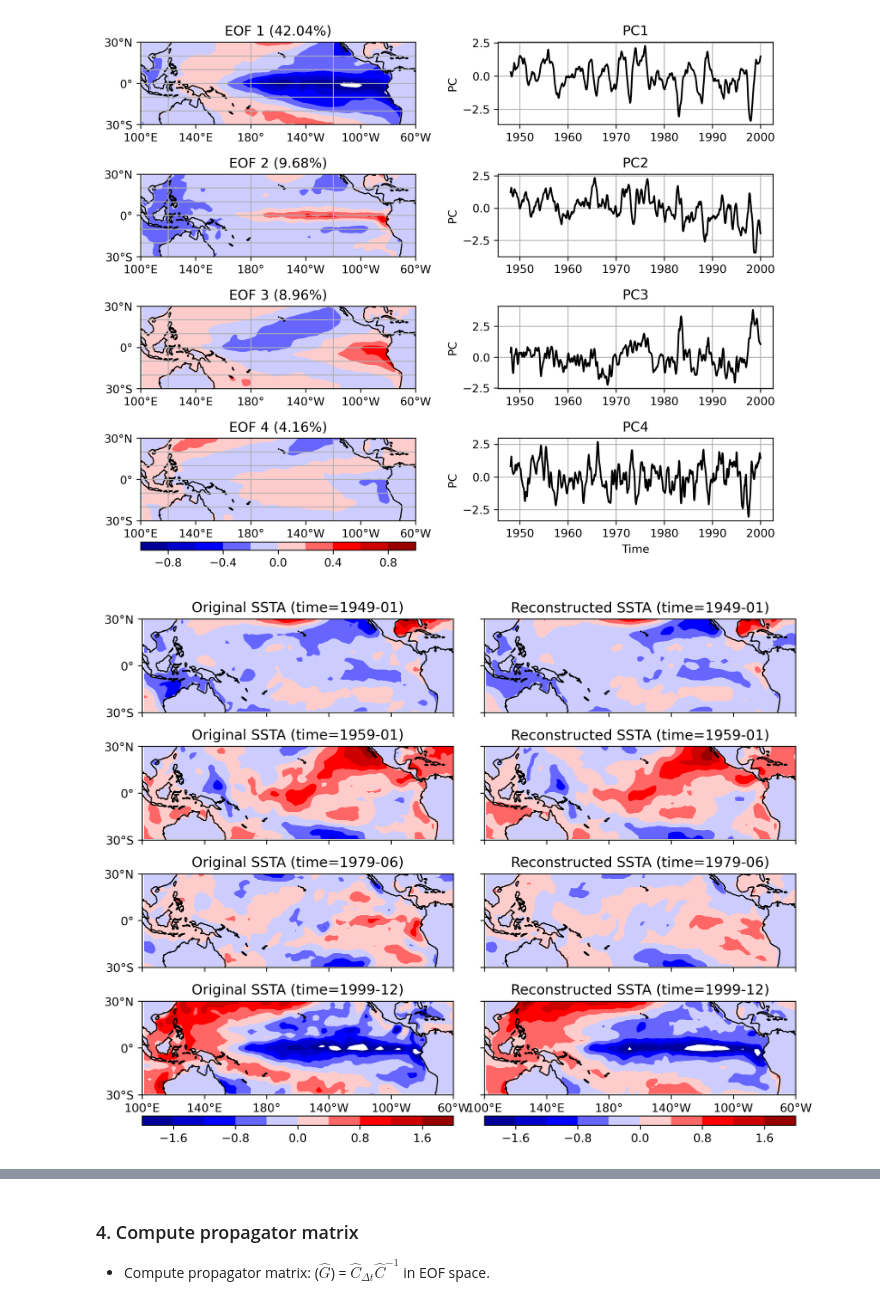
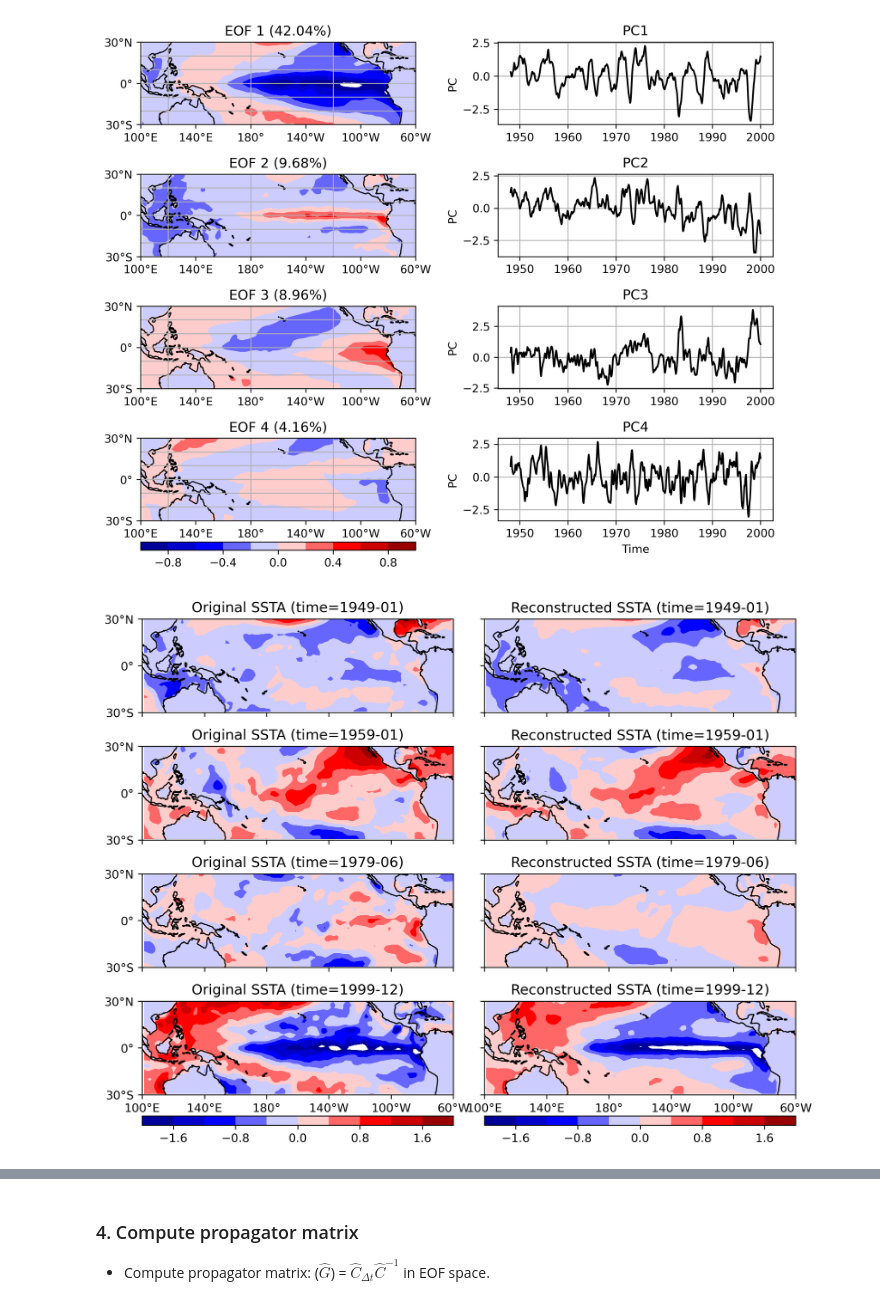
Before and after one commit to jinjunliu/atmo-651, a Jupyter notebook: Final/ATMO651_Final.ipynb, the cells around one changed output, grey strips where cells are left out. Cells and saved outputs as stored; diff of their text form; code cells hidden in the pictures.

```diff
--- a/Final/ATMO651_Final.ipynb
+++ b/Final/ATMO651_Final.ipynb
@@ -227,6 +226,7 @@ fig.savefig("./report/figures/EOFs_PCs.png", dpi=300, bbox_inches='tight')
 # %%
 import cftime
 # reconstruct the first m EOFs, can also use the solver.reconstructedField()
+m = 10
 sst_recon = pcs[:, :m] @ (eofs[:m, :, :].reshape(m, -1))
 sst_recon = sst_recon.reshape(-1, grid.shape[0], grid.shape[1])
 # plot the original SST and the reconstructed SST at 4 time steps
@@ -250,34 +250,34 @@ for i in range(plot_step):
             im = ax.contourf(lon, lat, sst_anom[time_idx[i],:,:], levels=np.linspace(-2, 2, 11), cmap=cmaps.BlWhRe, transform=ccrs.PlateCarree())
             ax.set_title(f"Original SSTA (time={year}-{month:02d})")
         else:
             im = ax.contourf(lon, lat, sst_recon[time_idx[i],:,:], levels=np.linspace(-2, 2, 11), cmap=cmaps.BlWhRe, transform=ccrs.PlateCarree())
             ax.set_title(f"Reconstructed SSTA (time={year}-{month:02d})")
         # add coastlines
         ax.coastlines()
         # lat and lon ticks
         ax.set_xticks(np.arange(lon_min, lon_max+1, 40), crs=ccrs.PlateCarree())
         ax.set_yticks(np.arange(lat_min, lat_max+1, 30), crs=ccrs.PlateCarree())
         if i == plot_step - 1:
             lon_formatter = LongitudeFormatter(zero_direction_label=True)
             ax.xaxis.set_major_formatter(lon_formatter)
         else:
             # add ticks but no labels
             ax.set_xticklabels([])
         if j == 0:
             lat_formatter = LatitudeFormatter()
             ax.yaxis.set_major_formatter(lat_formatter)
         else:
             # add ticks but no labels
             ax.set_yticklabels([])
         # add colorbar
         if i == plot_step - 1:
             cax = inset_axes(ax, width="100%", height="10%", loc='lower center', borderpad=-2.6)
             fig.colorbar(im, cax=cax, orientation='horizontal')
 plt.subplots_adjust(wspace=0.1, hspace=-0.5)
 plt.show()
 fig.savefig("./report/figures/reconstruct_ssta.png", dpi=300, bbox_inches='tight')
 # %% [output]
-[figure, old version]
+[figure, new version]
 # %% [markdown]
 ### 3. Compute covariance and lag-covariance matrix in EOF space
 
```
Also changed, not shown: parts of 7 cells of this notebook.
